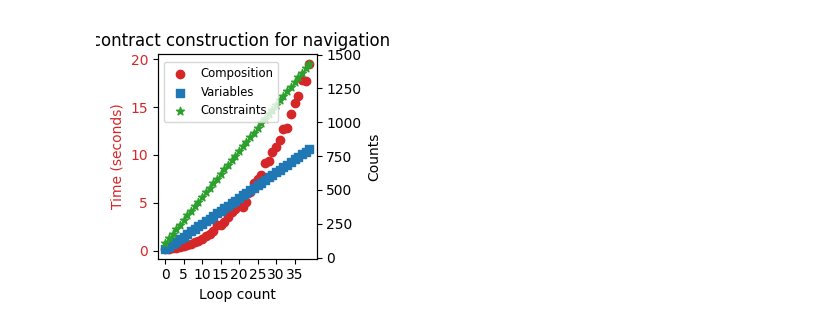
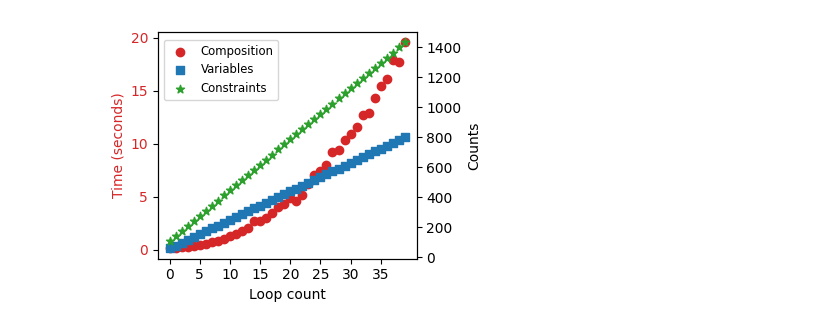
Before and after one commit to pacti-org/cs-space-mission, a Jupyter notebook: space_mission/nav_linear_construction_figure.ipynb, the cells around one changed output. Saved outputs shown, nothing was run; the diff lists cells and outputs as text; code cells hidden in the pictures.

```diff
--- a/space_mission/nav_linear_construction_figure.ipynb
+++ b/space_mission/nav_linear_construction_figure.ipynb
@@ -17,36 +17,36 @@ constraint_counts = [len(c.a.terms) + len(c.g.terms) for c in contracts]
 # Create a new figure and a subplot
 fig, ax1 = plt.subplots()
 
-ax1.set_title('Linear contract construction for navigation loops')
+ax1.set_title('')
 # Setting x-ticks to multiples of 5
 ax1.set_xticks(range(0, len(compose_times), 5))
 
 # Plotting the times_in_seconds on the left y-axis
 ax1.set_xlabel('Loop count')
 ax1.set_ylabel('Time (seconds)', color='tab:red')
 ax1.scatter(range(len(compose_times)), compose_times, color='tab:red', label='Composition', marker='o')
 ax1.tick_params(axis='y', labelcolor='tab:red')
 
 # Create a second y-axis for variable_counts and constraint_counts
 ax2 = ax1.twinx()
 
 # We already handled the x-label with ax1
 ax2.set_ylabel('Counts', color='black')
 ax2.scatter(range(len(variable_counts)), variable_counts, color='tab:blue', label='Variables', marker='s')
 ax2.scatter(range(len(constraint_counts)), constraint_counts, color='tab:green', label='Constraints', marker='*')
 
 ax2.tick_params(axis='y', labelcolor='black')
 
 # Get the legend handles and labels for both axes
 handles1, labels1 = ax1.get_legend_handles_labels()
 handles2, labels2 = ax2.get_legend_handles_labels()
 
 # Create a single legend with all handles and labels
 ax2.legend(handles1 + handles2, labels1 + labels2, loc='upper left', bbox_to_anchor=(0.0, 0.99), fontsize='small')
 
-fig.set_size_inches(3,3)
+fig.set_size_inches(4,3)
 fig.tight_layout()  # To ensure that the right y-label is not clipped
 fig.savefig('nav-linear-construction.pgf', format='pgf', bbox_inches='tight',pad_inches=0)
 plt.show()
 # %% [output]
-[figure, old version]
+[figure, new version]
```
Also changed, not shown: 3 other files.
